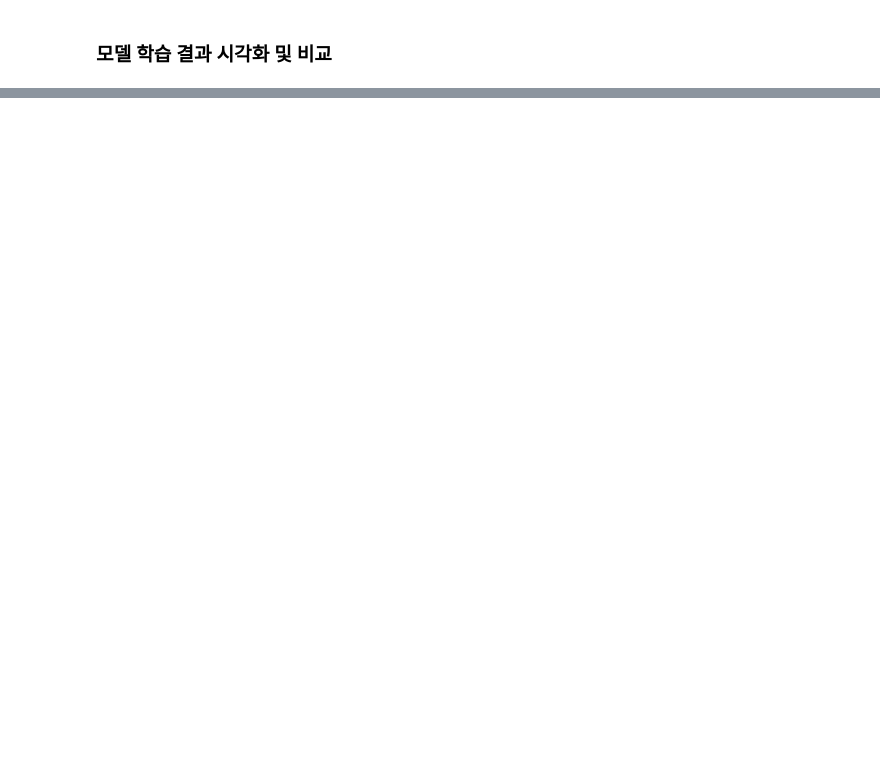
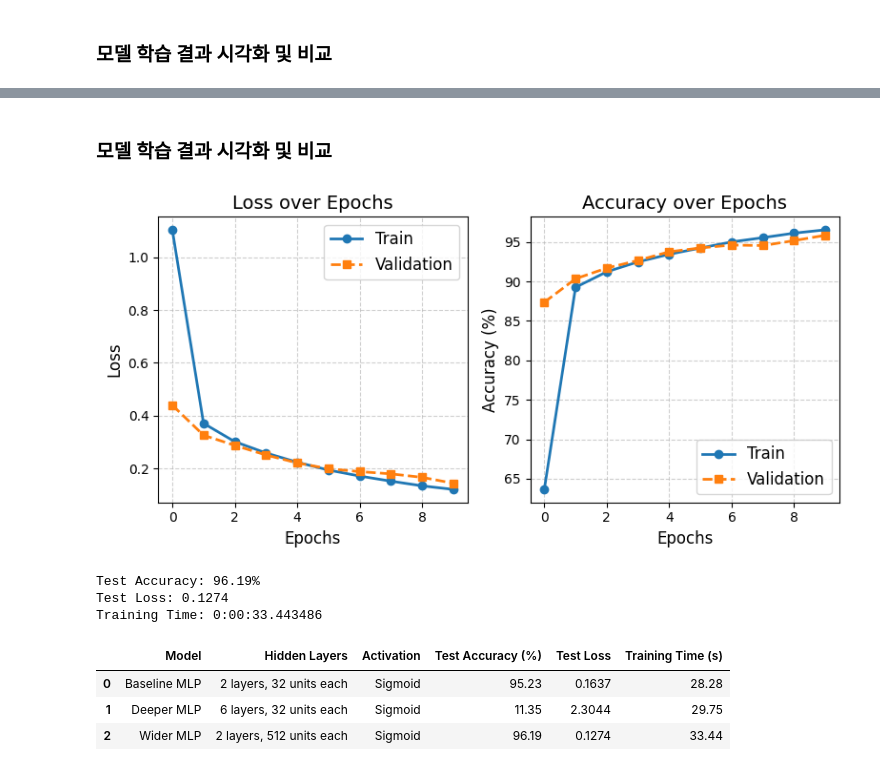
Before and after one commit to Sarang-Han/25-1-AI, a Jupyter notebook: HW1_2271064.ipynb, the cells around one changed output, grey strips where cells are left out. Saved outputs shown, nothing was run; the diff lists cells and outputs as text; code cells hidden in the pictures; blank space fills up the shorter version.

Commit message:
더 넓은 네트워크 모델 추가

```diff
--- a/HW1_2271064.ipynb
+++ b/HW1_2271064.ipynb
@@ -536,0 +548,27 @@ Training Time: 0:00:29.693049
+# %%
+class WiderMLP(nn.Module):
+    def __init__(self):
+        super(WiderMLP, self).__init__()
+
+        # 네트워크 구조 정의 (입력 784 -> 은닉층 512 -> 은닉층 512 -> 출력 10)
+        self.fc1 = nn.Linear(28*28, 512)  # 입력층 -> 첫 번째 은닉층 (더 넓게: 512 유닛)
+        self.fc2 = nn.Linear(512, 512)    # 첫 번째 은닉층 -> 두 번째 은닉층 (더 넓게: 512 유닛)
+        self.fc3 = nn.Linear(512, 10)     # 두 번째 은닉층 -> 출력층
+
+        # 시그모이드 활성화 함수 (베이스라인과 동일)
+        self.sigmoid = nn.Sigmoid()
+
+    def forward(self, x):
+        # 입력 이미지 평탄화 (배치크기, 1, 28, 28) -> (배치크기, 784)
+        x = x.view(-1, 28*28)
+
+        # 순전파
+        x = self.sigmoid(self.fc1(x))  # 첫 번째 은닉층 + 활성화 함수
+        x = self.sigmoid(self.fc2(x))  # 두 번째 은닉층 + 활성화 함수
+        x = self.fc3(x)                # 출력층
+
+        return x
+
+# 모델 인스턴스 생성 및 출력
+wider_model = WiderMLP().to(device)
+print(wider_model)
@@ -536,0 +635,28 @@ Training Time: 0:00:29.693049
+# %% [markdown]
+### 모델 학습 결과 시각화 및 비교
+# %%
+# 더 넓은 모델 학습 결과 시각화
+visualize_training_results(wider_results)
+
+# 성능 요약 표시 (베이스라인, 깊은 모델, 넓은 모델 비교)
+performance_summary = {
+    'Model': [baseline_results['model'], deeper_results['model'], wider_results['model']],
+    'Hidden Layers': [baseline_results['hidden_layers'], deeper_results['hidden_layers'], wider_results['hidden_layers']],
+    'Activation': [baseline_results['activation'], deeper_results['activation'], wider_results['activation']],
+    'Test Accuracy (%)': [f"{baseline_results['test_acc']:.2f}", f"{deeper_results['test_acc']:.2f}", f"{wider_results['test_acc']:.2f}"],
+    'Test Loss': [f"{baseline_results['test_loss']:.4f}", f"{deeper_results['test_loss']:.4f}", f"{wider_results['test_loss']:.4f}"],
+    'Training Time (s)': [f"{baseline_results['training_time']:.2f}", f"{deeper_results['training_time']:.2f}", f"{wider_results['training_time']:.2f}"]
+}
+
+# 결과 표 생성
+summary_df = pd.DataFrame(performance_summary)
+display(summary_df)
+# %% [output]
+[figure, added]
+Test Accuracy: 96.19%
+Test Loss: 0.1274
+Training Time: 0:00:33.443486
+|  | Model | Hidden Layers | Activation | Test Accuracy (%) | Test Loss | Training Time (s) |
+| 0 | Baseline MLP | 2 layers, 32 units each | Sigmoid | 95.23 | 0.1637 | 28.28 |
+| 1 | Deeper MLP | 6 layers, 32 units each | Sigmoid | 11.35 | 2.3044 | 29.75 |
+| 2 | Wider MLP | 2 layers, 512 units each | Sigmoid | 96.19 | 0.1274 | 33.44 |
```
Also changed, not shown: parts of 9 cells of this notebook.
